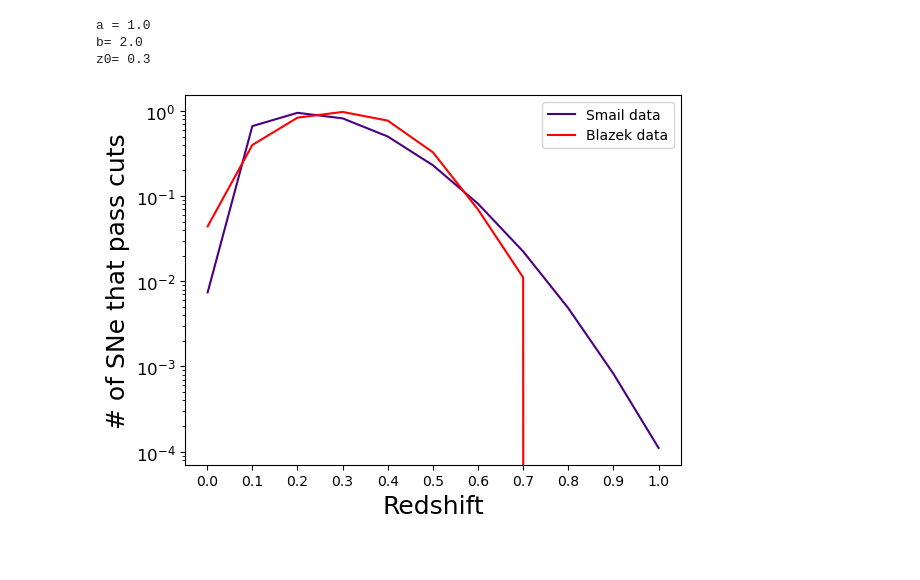
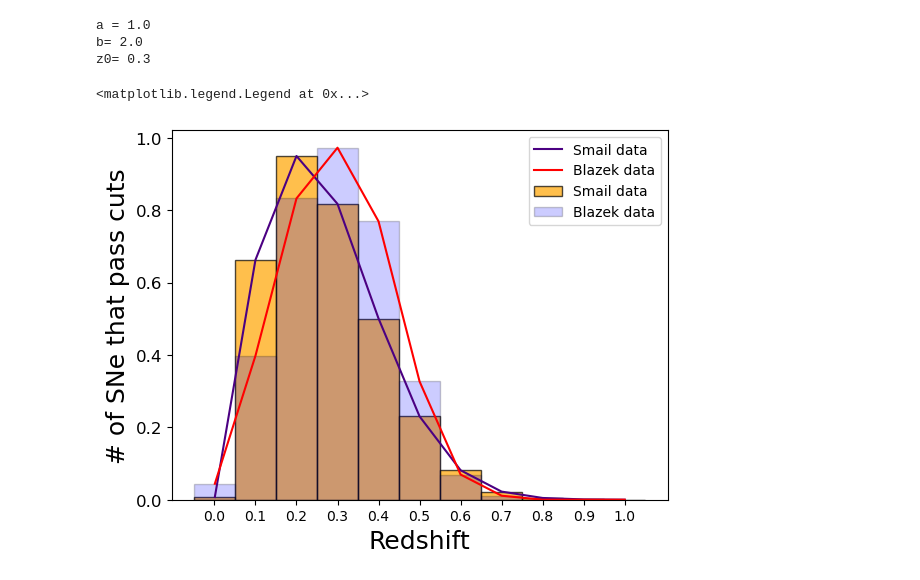
Before and after one commit to JP-Bonifacio/jax_cosmo, a Jupyter notebook: docs/notebooks/check_redshift_distribution_parametrization.ipynb, the cells around one changed output. Saved outputs shown, nothing was run; the diff lists cells and outputs as text; code cells hidden in the pictures.

```diff
--- a/docs/notebooks/check_redshift_distribution_parametrization.ipynb
+++ b/docs/notebooks/check_redshift_distribution_parametrization.ipynb
@@ -65,19 +65,20 @@ z0= 0.3
 # %%
 # Using smail_nz with the parameters from the fit
 nz = jc.redshift.smail_nz(a_fit, b_fit, z0_fit)
 
 #Plot
-#plt.bar(z, nz(z)/3, color='orange', alpha=0.7, width=0.1, edgecolor='k', label='Smail data')
+plt.bar(z, nz(z)/3, color='orange', alpha=0.7, width=0.1, edgecolor='k', label='Smail data')
 plt.plot(z, nz(z)/3, color = 'indigo', linewidth=1.5, label='Smail data')
-#plt.bar(z, spec_SNe/100000, color='blue', alpha=.2, width=0.1, edgecolor='k', label='Blazek data')
+plt.bar(z, spec_SNe/100000, color='blue', alpha=.2, width=0.1, edgecolor='k', label='Blazek data')
 plt.plot(z, spec_SNe/100000, color='red', label ='Blazek data')
 plt.xticks([0, .1, .2, .3, .4, .5, .6, .7, .8, .9, 1.])
 #plt.xlim(0, 0.8)
 plt.yticks(fontsize=12)
-plt.yscale('log')
+#plt.yscale('log')
 plt.xlabel('Redshift', fontsize=18)
 plt.ylabel('# of SNe that pass cuts', fontsize=18)
 plt.legend()
-plt.savefig('log_curve_data.png')
+#plt.savefig('log_curve_data.png')
 # %% [output]
+<matplotlib.legend.Legend at 0x...>
-[figure, old version]
+[figure, new version]
```
Also changed, not shown: parts of 3 cells of this notebook.
